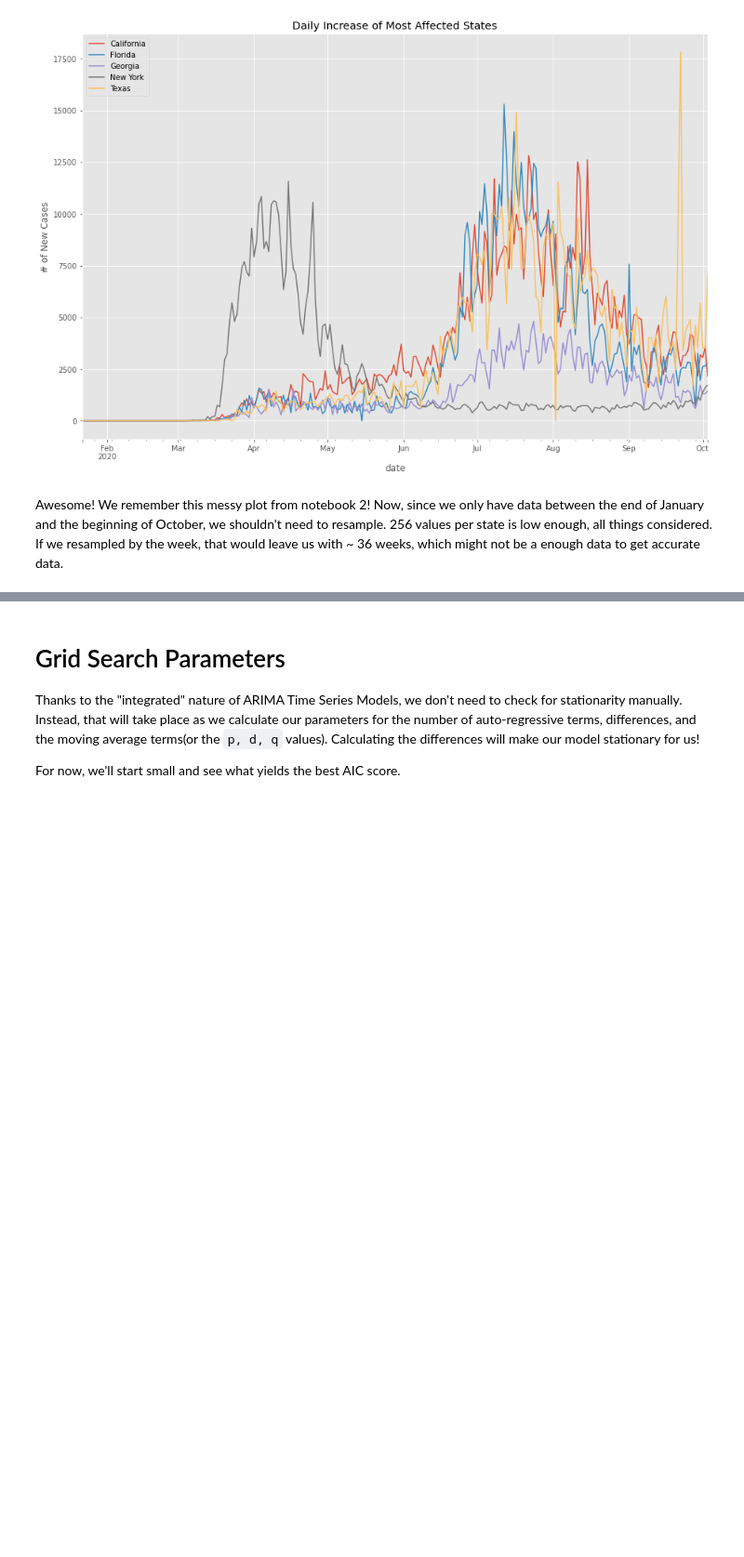
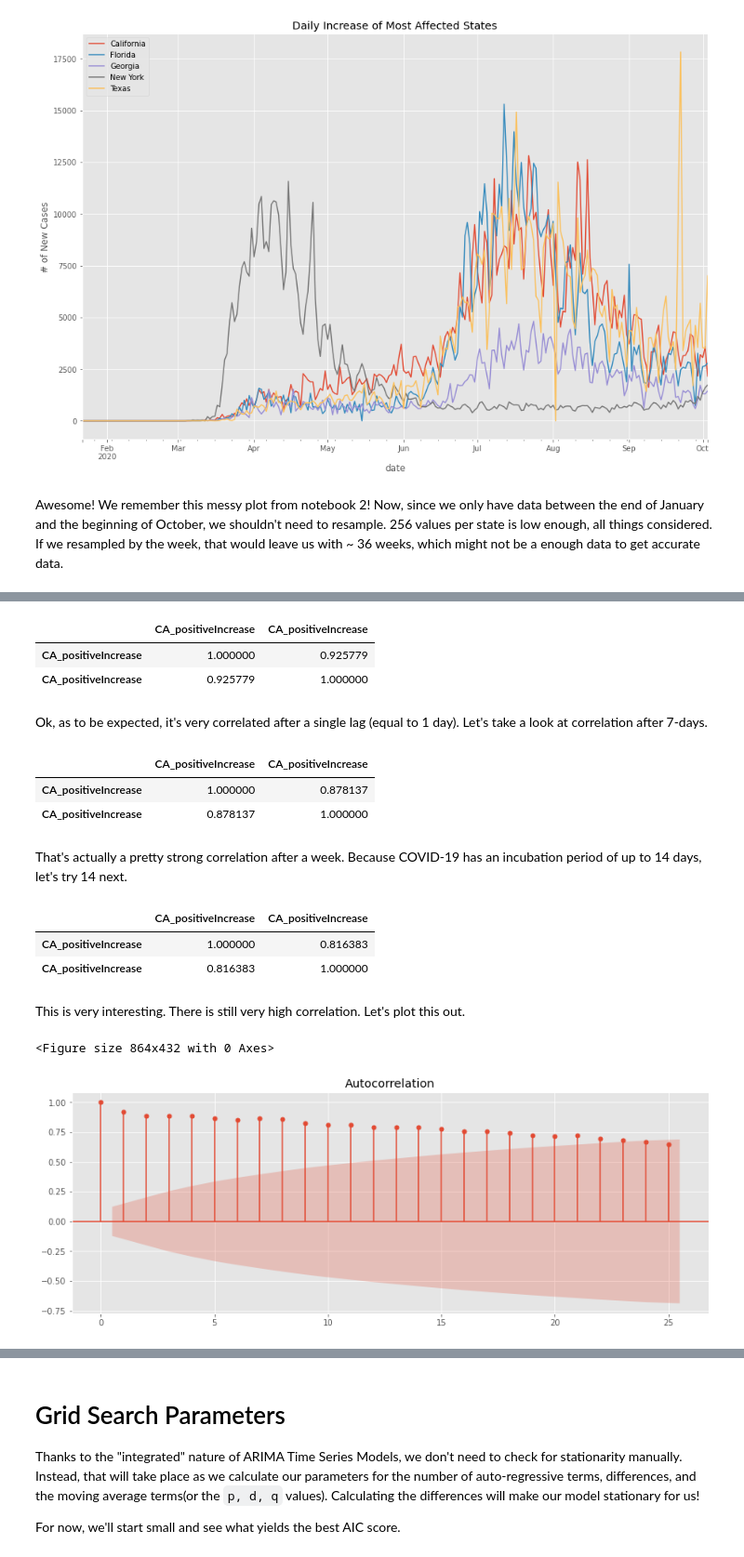
Before and after one commit to bmauss/COVID_Forecast, a Jupyter notebook: 3 ARIMA Modeling.ipynb, the cells around one changed output, grey strips where cells are left out. Shown at 93% size. Cells and saved outputs as stored; diff of their text form; code cells hidden in the pictures; blank space fills up the shorter version.

```diff
--- a/3 ARIMA Modeling.ipynb
+++ b/3 ARIMA Modeling.ipynb
@@ -94,0 +113,39 @@ Awesome! We remember this messy plot from notebook 2!  Now, since we only have d
+# %%
+# California Auto-Correlation
+ca_lag_1 = lag(ca, 1)
+
+# Check correlation after day lag
+ca_lag_1.corr()
+# %% [output]
+|  | CA_positiveIncrease | CA_positiveIncrease |
+| CA_positiveIncrease | 1.000000 | 0.925779 |
+| CA_positiveIncrease | 0.925779 | 1.000000 |
+# %% [markdown]
+Ok, as to be expected, it's very correlated after a single lag (equal to 1 day). Let's take a look at correlation after 7-days.
+# %%
+ca_lag_7 = lag(ca, 7)
+ca_lag_7.corr()
+# %% [output]
+|  | CA_positiveIncrease | CA_positiveIncrease |
+| CA_positiveIncrease | 1.000000 | 0.878137 |
+| CA_positiveIncrease | 0.878137 | 1.000000 |
+# %% [markdown]
+That's actually a pretty strong correlation after a week.  Because COVID-19 has an incubation period of up to 14 days, let's try 14 next.
+# %%
+ca_lag_14 = lag(ca, 14)
+
+ca_lag_14.corr()
+# %% [output]
+|  | CA_positiveIncrease | CA_positiveIncrease |
+| CA_positiveIncrease | 1.000000 | 0.816383 |
+| CA_positiveIncrease | 0.816383 | 1.000000 |
+# %% [markdown]
+This is very interesting. There is still very high correlation.  Let's plot this out.
+# %%
+from statsmodels.graphics.tsaplots import plot_acf
+
+plt.figure(figsize=(12,6))
+plot_acf(ca);
+# %% [output]
+<Figure size 864x432 with 0 Axes>
+[figure, added]
```
Also changed, not shown: parts of 8 cells of this notebook, 2 other files.
